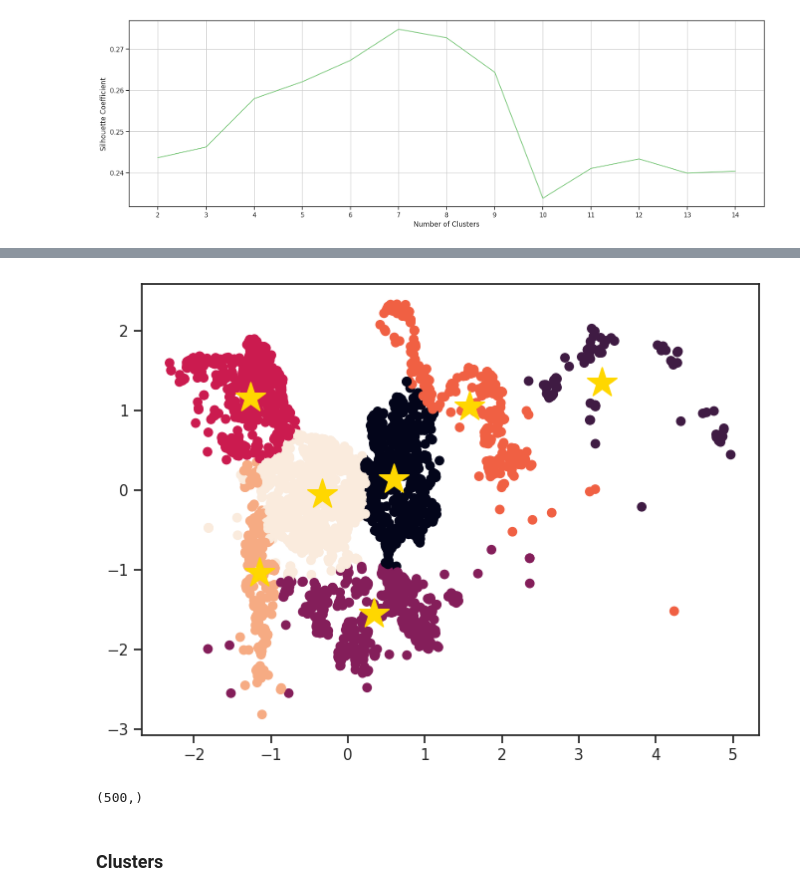
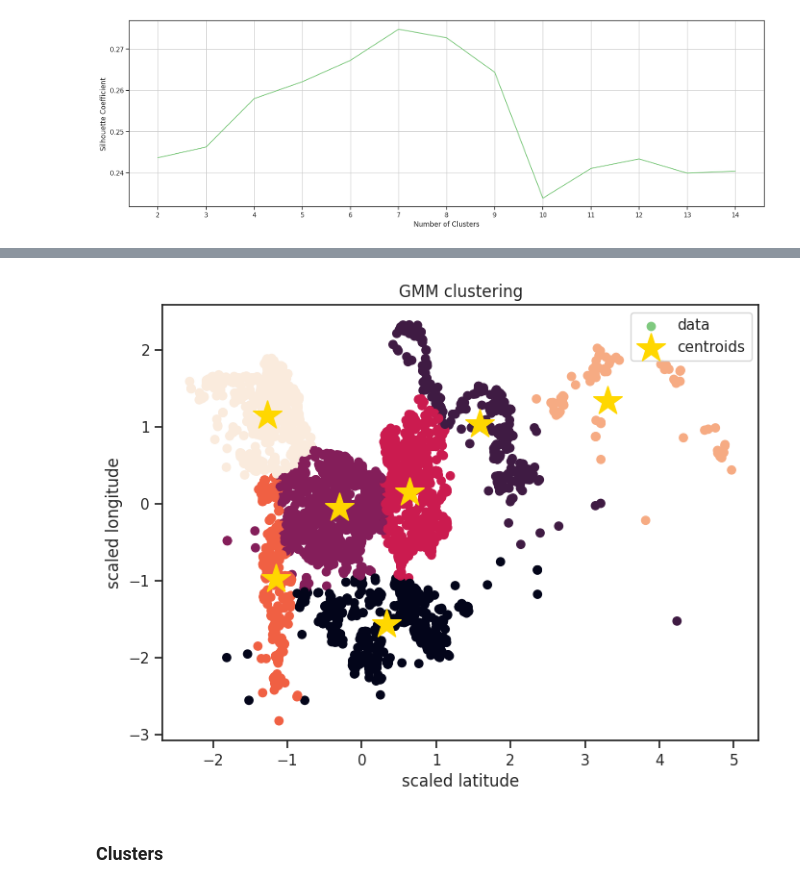
Before and after one commit to comaraDOTcom/ml-applications, a Jupyter notebook: Etivity2/ET5003_Etivity2_CONOROMARA_20151845.ipynb, the cells around one changed output, grey strips where cells are left out. Drawn from its saved outputs; the diff is of its cells as text; code cells hidden in the pictures.

```diff
--- a/Etivity2/ET5003_Etivity2_CONOROMARA_20151845.ipynb
+++ b/Etivity2/ET5003_Etivity2_CONOROMARA_20151845.ipynb
@@ -356,25 +377,25 @@ plt.show()
 # %%
 # training gaussian mixture model
-from sklearn.mixture import GaussianMixture
+
 
 gmm = GaussianMixture(n_components=7)
 # clustering by features 2, 3(lat-long)
 ind=[2,3]
 X_ind = np.vstack([Xn_train[:,ind],Xn_test[:,ind]])
 # Gaussian Mixture
 gmm.fit(X_ind)
 labels = gmm.predict(X_ind)
 # plot blue dots
-plt.scatter(X_ind[:,0],X_ind[:,1], c = labels)
+plt.scatter(X_ind[:,0],X_ind[:,1], c = labels, label='data')
 # centroids:  orange dots
-plt.scatter(gmm.means_[:,0],gmm.means_[:,1], c='gold', marker='*', s=500)
+plt.scatter(gmm.means_[:,0],gmm.means_[:,1], c='gold', marker='*', s=500, label='centroids')
+plt.title('GMM clustering')
+plt.ylabel('scaled longitude')
+plt.xlabel('scaled latitude')
+plt.legend()
 plt.show()
 # %% [output]
-[figure, old version]
+[figure, new version]
-# %%
-y_test.shape
-# %% [output]
-(500,)
 # %% [markdown]
 ### Clusters
 # %%
```
Also changed, not shown: parts of 22 cells of this notebook.
